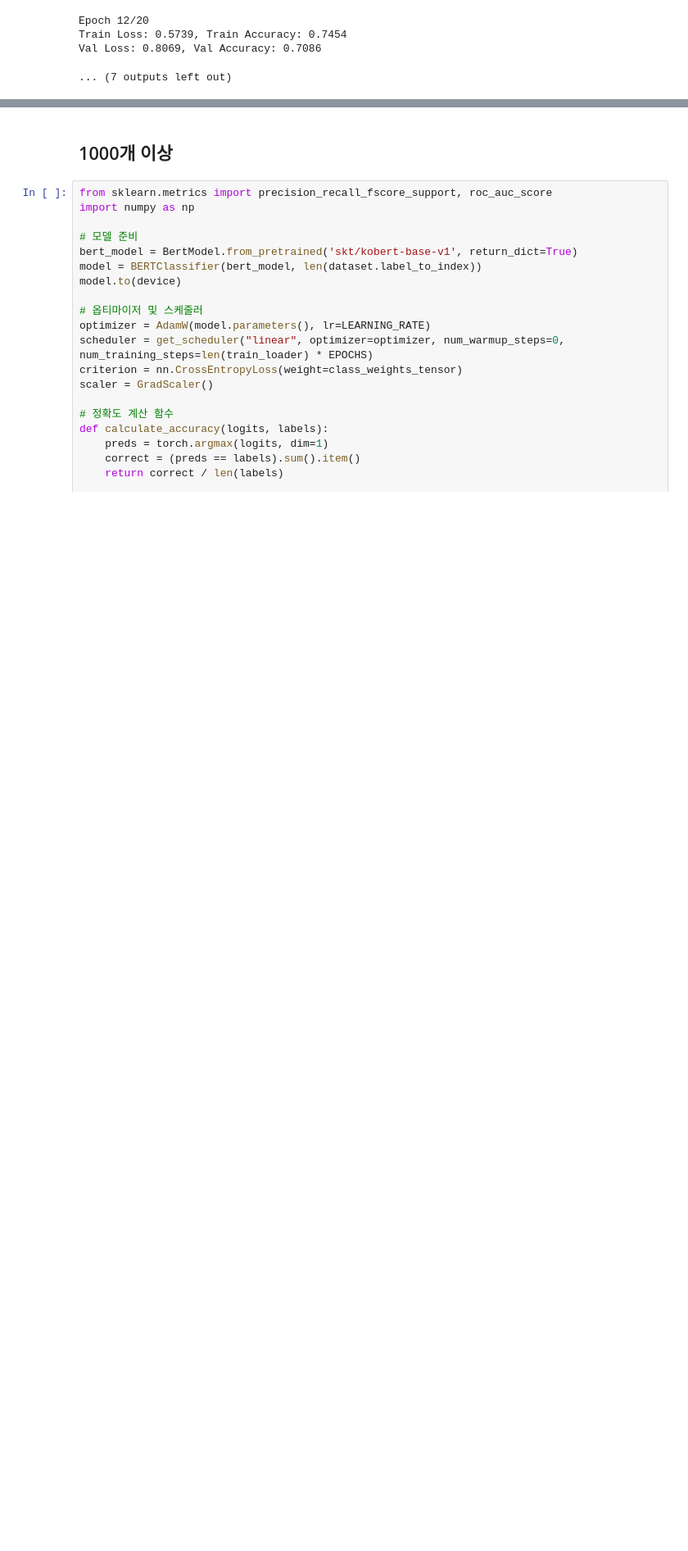
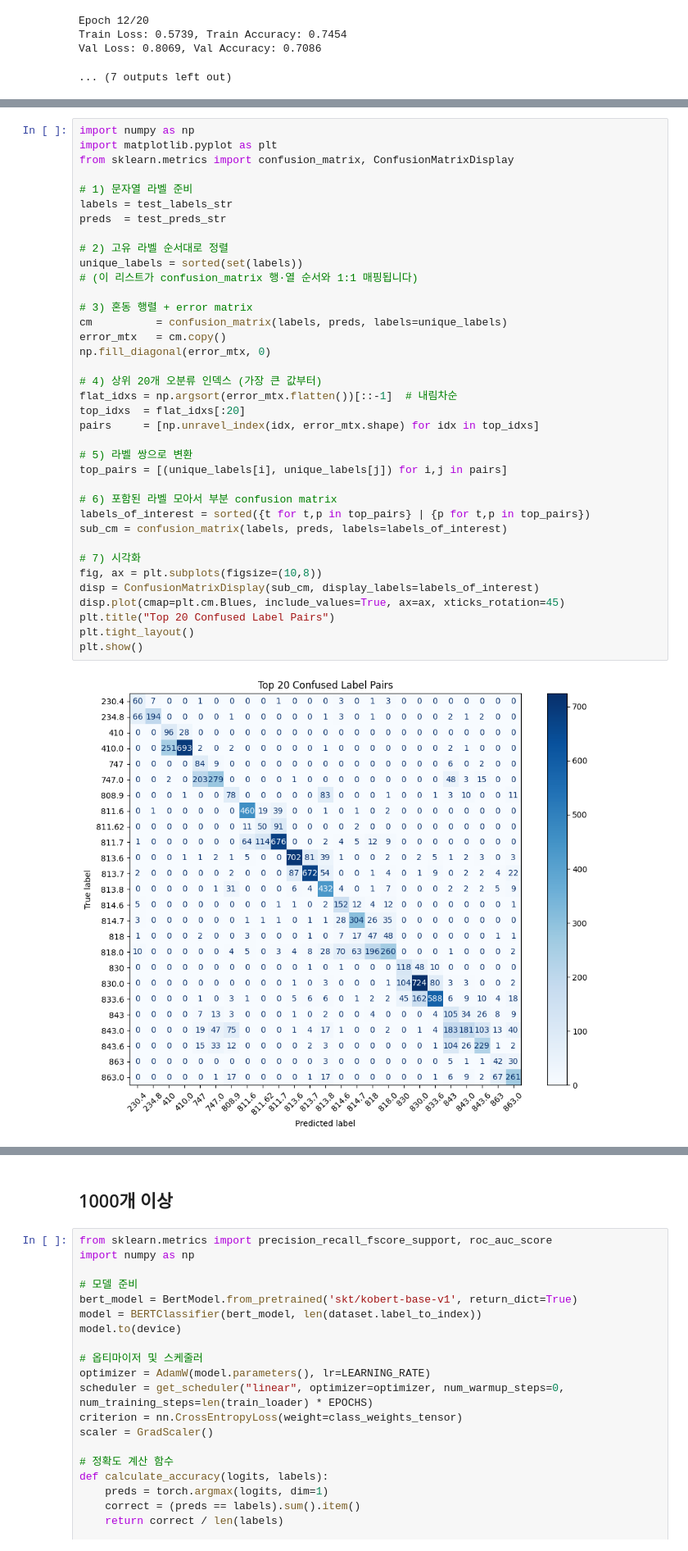
Before and after one commit to yudam-J/KDC-classification-with-BERT, a Jupyter notebook: KDC_classification(KoBERT_최소레코드_25_2_13).ipynb, the cells around one changed output, grey strips where cells are left out. Shown at 82% size. Drawn from its saved outputs; the diff is of its cells as text; blank space fills up the shorter version.

```diff
--- a/KDC_classification(KoBERT_최소레코드_25_2_13).ipynb
+++ b/KDC_classification(KoBERT_최소레코드_25_2_13).ipynb
@@ -1114,0 +1342,39 @@ True: 843.0, Predicted: 843, Count: 160
+# %%
+import numpy as np
+import matplotlib.pyplot as plt
+from sklearn.metrics import confusion_matrix, ConfusionMatrixDisplay
+
+# 1) 문자열 라벨 준비
+labels = test_labels_str
+preds  = test_preds_str
+
+# 2) 고유 라벨 순서대로 정렬
+unique_labels = sorted(set(labels))
+# (이 리스트가 confusion_matrix 행·열 순서와 1:1 매핑됩니다)
+
+# 3) 혼동 행렬 + error matrix
+cm          = confusion_matrix(labels, preds, labels=unique_labels)
+error_mtx   = cm.copy()
+np.fill_diagonal(error_mtx, 0)
+
+# 4) 상위 20개 오분류 인덱스 (가장 큰 값부터)
+flat_idxs = np.argsort(error_mtx.flatten())[::-1]  # 내림차순
+top_idxs  = flat_idxs[:20]
+pairs     = [np.unravel_index(idx, error_mtx.shape) for idx in top_idxs]
+
+# 5) 라벨 쌍으로 변환
+top_pairs = [(unique_labels[i], unique_labels[j]) for i,j in pairs]
+
+# 6) 포함된 라벨 모아서 부분 confusion matrix
+labels_of_interest = sorted({t for t,p in top_pairs} | {p for t,p in top_pairs})
+sub_cm = confusion_matrix(labels, preds, labels=labels_of_interest)
+
+# 7) 시각화
+fig, ax = plt.subplots(figsize=(10,8))
+disp = ConfusionMatrixDisplay(sub_cm, display_labels=labels_of_interest)
+disp.plot(cmap=plt.cm.Blues, include_values=True, ax=ax, xticks_rotation=45)
+plt.title("Top 20 Confused Label Pairs")
+plt.tight_layout()
+plt.show()
+# %% [output]
+[figure, added]
```
Also changed, not shown: parts of 17 cells of this notebook.
